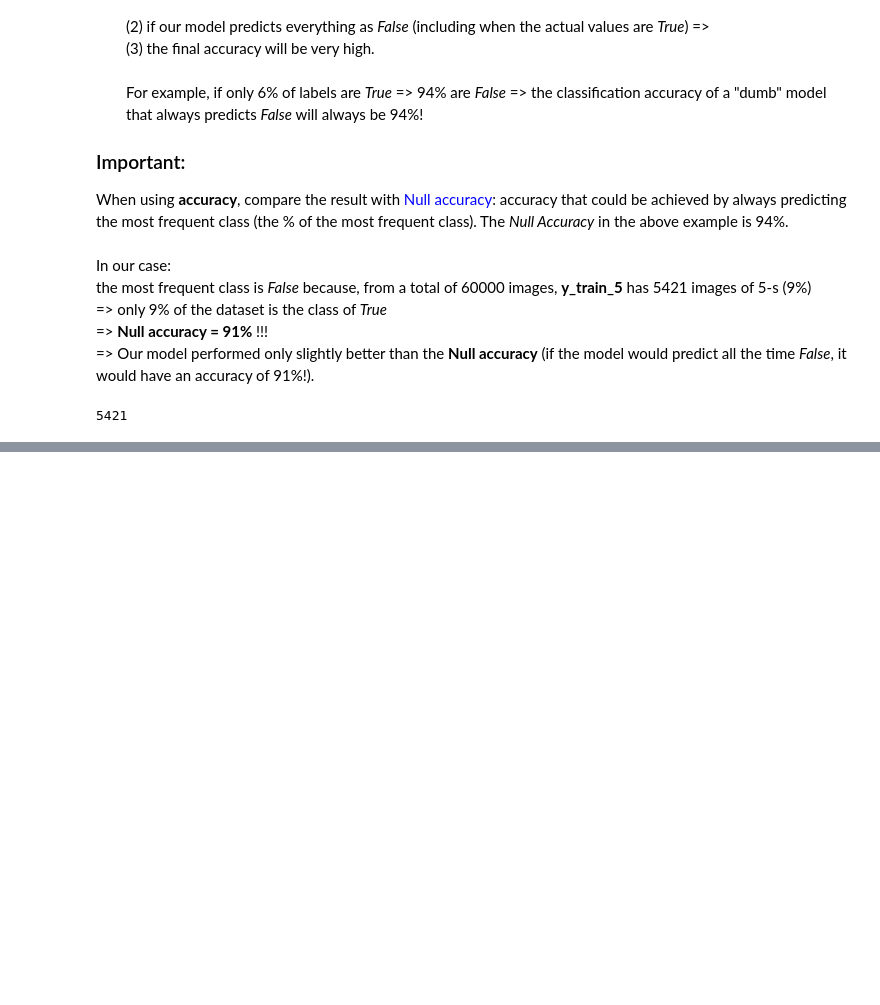
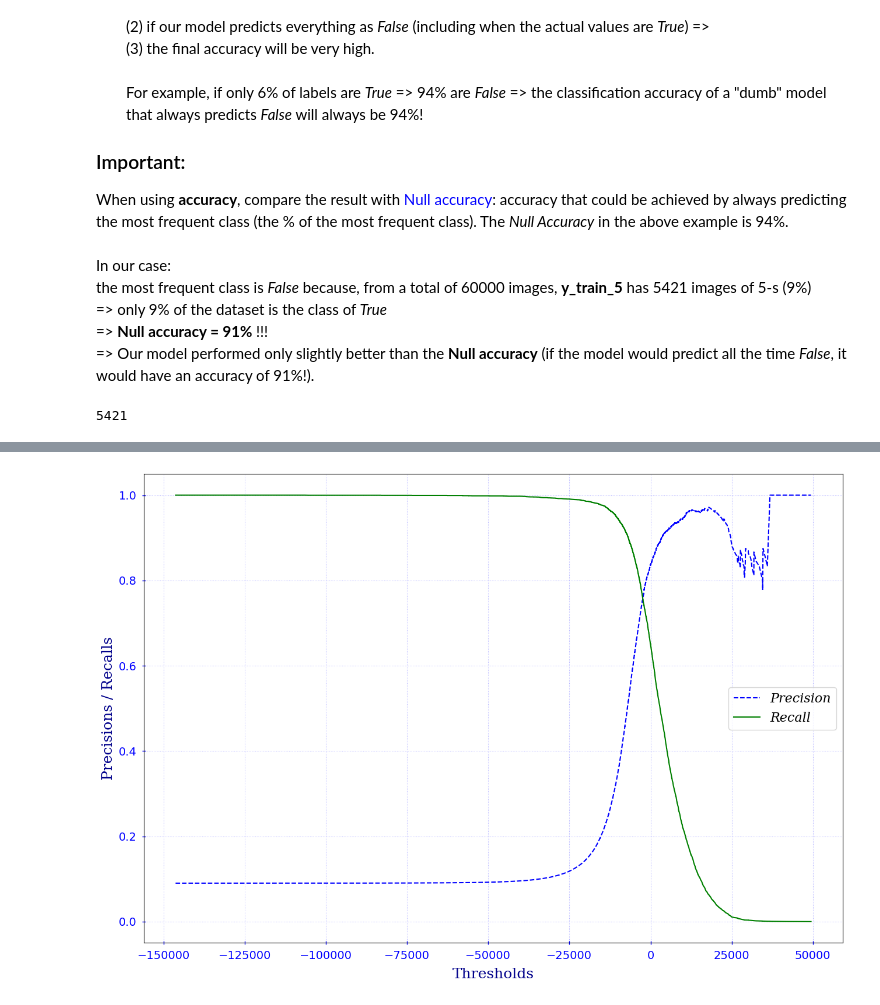
Before and after one commit to marius2347/MNIST-Dataset-Classification-using-Machine-Learning-in-Python, a Jupyter notebook: classification.ipynb, the cells around one changed output, grey strips where cells are left out. Drawn from its saved outputs; the diff is of its cells as text; code cells hidden in the pictures; blank space fills up the shorter version.

```diff
--- a/classification.ipynb
+++ b/classification.ipynb
@@ -357,0 +501,9 @@ np.count_nonzero(y_train_5)  # 5421;  Counts the number of non-zero values into
+# %%
+# Precision/recall trade-off; example for the entire training set
+
+# 1. Compute the decision scores (vector y_scores):
+
+y_scores = cross_val_predict(sgd_clf, X_train, y_train_5,
+                             cv=3,
+                             n_jobs=-1,
+                             method="decision_function")   # returns decision scores instead of predictions
@@ -357,0 +567,53 @@ np.count_nonzero(y_train_5)  # 5421;  Counts the number of non-zero values into
+# %%
+# 3. Plot precision and recall as functions of threshold:
+
+%matplotlib inline
+# %matplotlib notebook
+# %matplotlib ipympl
+
+import matplotlib.pyplot as plt
+
+
+# Please pay attention:
+# --------------------
+# According to official documentation: "The last precision and recall values are 1. and 0. respectively and do not
+# have a corresponding threshold. This ensures that the graph starts on the y axis."
+# Explicatie:
+  # Un barem trebuie sa se afle intre 2 scoruri, cu exceptia primului barem care poate sa nu aiba niciun scor
+  # in stanga => dupa ultimul barem trebuie sa mai urmeze un scor (baremul nu poate fi dupa ultimul scor)
+  # => thresholds are cu un element mai putin decat numarul de scoruri, deci si decat precisions si recalls
+  # => la plotare, pe axa oy se va lua cu un element mai putin (eg. precisions[:-1] omite ultima precizie)
+
+
+plt.subplots(figsize=(13, 9))
+
+plt.xlabel('Thresholds', labelpad=8, color='darkblue', name='serif', size=18)
+
+plt.ylabel('Precisions / Recalls', color='darkblue', name='serif', size=18)
+
+plt.plot(thresholds, precisions[:-1], 'b--', label='Precision')
+
+plt.plot(thresholds, recalls[:-1], 'g-', label='Recall')
+
+plt.tick_params(axis="both",   # or 'x', 'y', 'both'
+                which='major', # Which ticks to apply the following settings; options: 'major', 'minor', 'both'
+                color='b',
+                direction='inout',     # Ticks direction: 'in','out', 'inout'
+                length=4, width=1,
+                labelcolor='b', labelsize=14,
+                pad=7)          # Distance from tick to label (in points)
+
+plt.grid(which='both',  # 'both', 'minor', 'major' (default)
+         axis='both',   # 'both', 'x', 'y'
+         color='b', alpha=0.3, linestyle=':', linewidth=0.75)
+
+plt.tight_layout()
+
+plt.legend(loc='center right',
+           prop=dict(family='serif',
+                     style='italic',
+                     size=16)
+          )
+plt.show()
+# %% [output]
+[figure, added]
```
Also changed, not shown: parts of 150 cells of this notebook.
